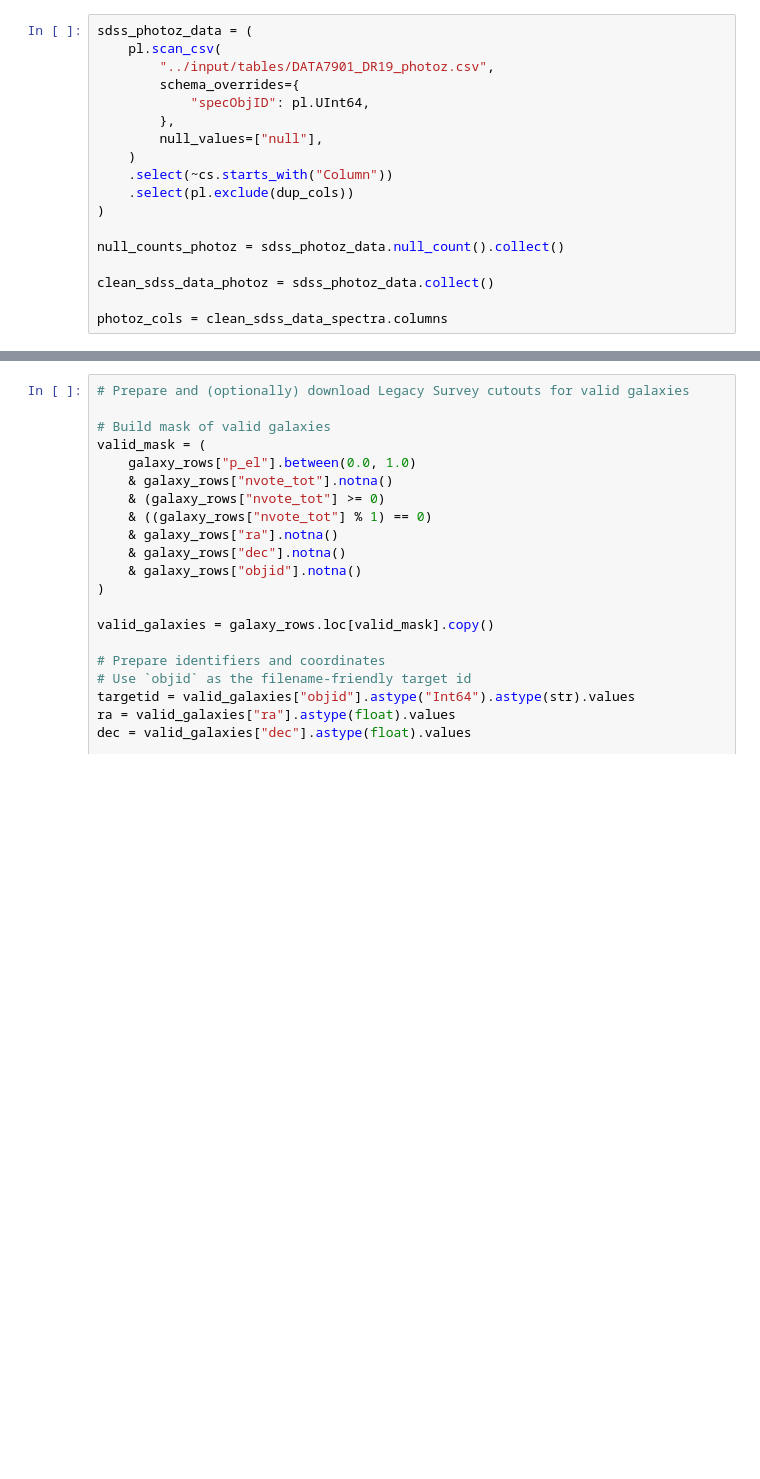
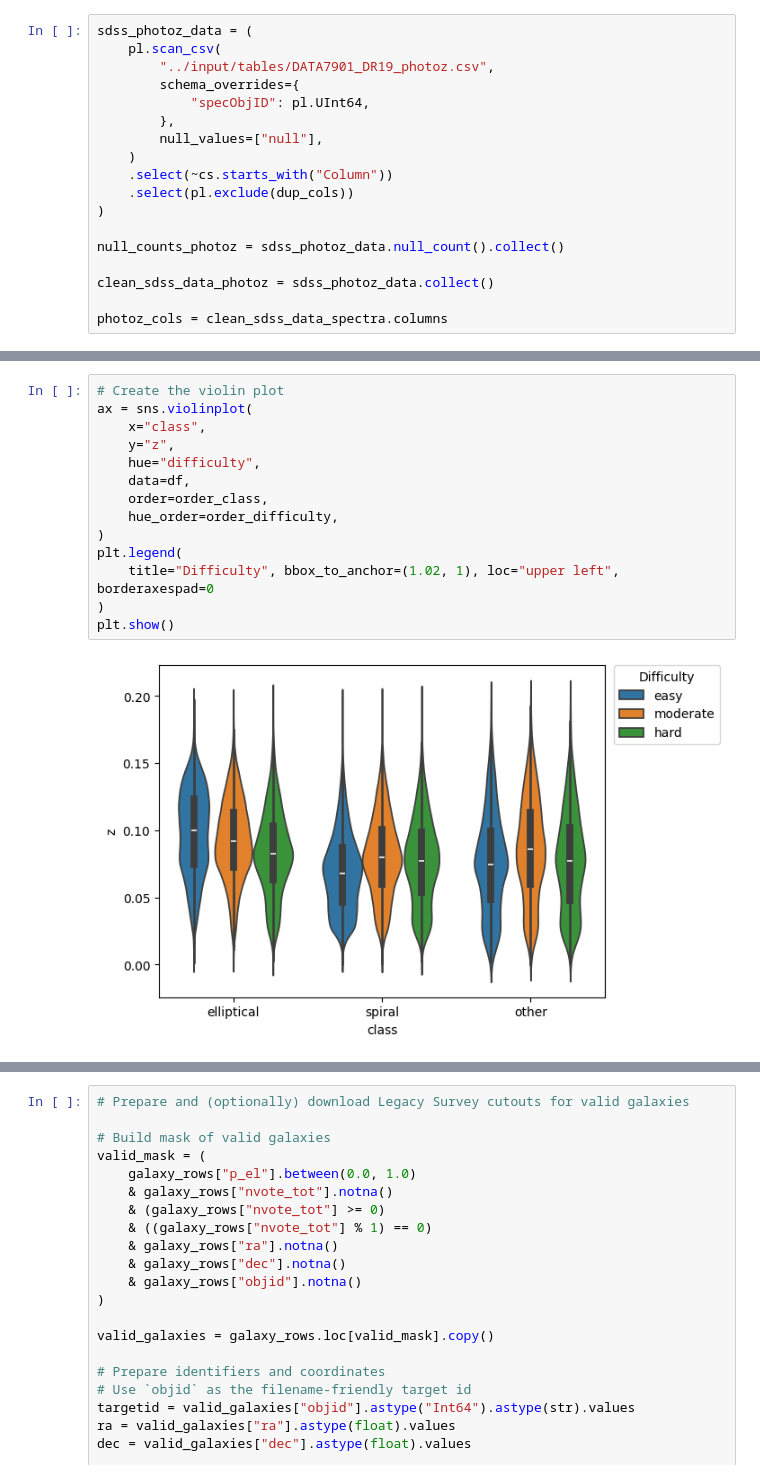
Before and after one commit to gsiemon/galaxy_classification_guide, a Jupyter notebook: notebooks/explore_tables_new.ipynb, the cells around one changed output, grey strips where cells are left out. Saved outputs shown, nothing was run; the diff lists cells and outputs as text; blank space fills up the shorter version.

```diff
--- a/notebooks/explore_tables_new.ipynb
+++ b/notebooks/explore_tables_new.ipynb
@@ -195,0 +260,16 @@ con.execute("""
+# %%
+# Create the violin plot
+ax = sns.violinplot(
+    x="class",
+    y="z",
+    hue="difficulty",
+    data=df,
+    order=order_class,
+    hue_order=order_difficulty,
+)
+plt.legend(
+    title="Difficulty", bbox_to_anchor=(1.02, 1), loc="upper left", borderaxespad=0
+)
+plt.show()
+# %% [output]
+[figure, added]
```
Also changed, not shown: parts of 9 cells of this notebook.
